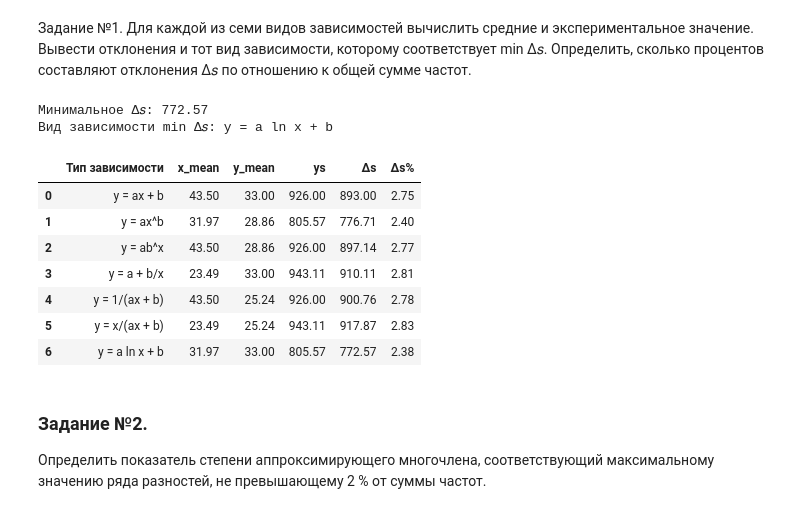
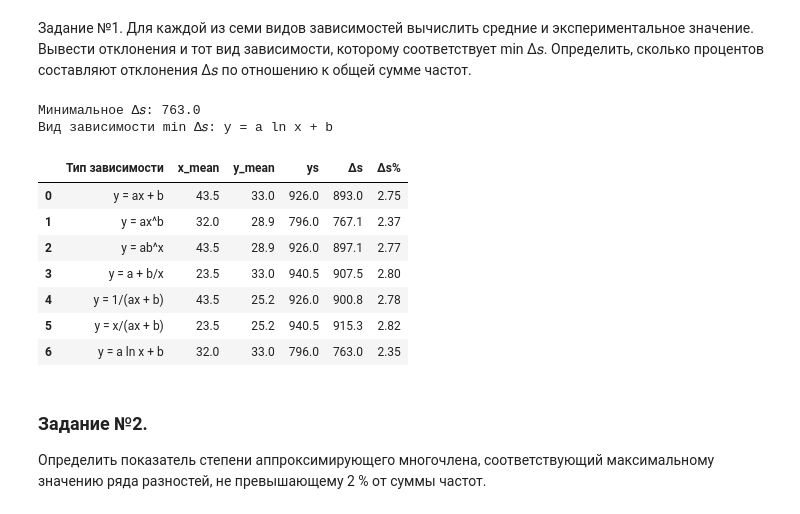
Before and after one commit to Raipus/MSAD, a Jupyter notebook: lab5.ipynb, the cells around one changed output. Drawn from its saved outputs; the diff is of its cells as text; code cells hidden in the pictures.

```diff
--- a/lab5.ipynb
+++ b/lab5.ipynb
@@ -24,11 +24,11 @@ types = ["y = ax + b", "y = ax^b", "y = ab^x", "y = a + b/x", "y = 1/(ax + b)",
 # Считаем X средние
 x_mean = [0] * 7
 a = (x[0] + x[-1]) / 2
-x_mean[0], x_mean[2], x_mean[4] = round(a,2), round(a,2), round(a,2)
+x_mean[0], x_mean[2], x_mean[4] = round(a,1), round(a,1), round(a,1)
 b = (x[0] * x[-1]) ** 0.5
-x_mean[1], x_mean[6] = round(b,2), round(b,2)
+x_mean[1], x_mean[6] = round(b,1), round(b,1)
 c = (2 * x[0] * x[-1])/(x[0] + x[-1])
-x_mean[3], x_mean[5] = round(c,2), round(c,2)
+x_mean[3], x_mean[5] = round(c,1), round(c,1)
 # print(f'X средние: {x_mean}')
 
 # Считаем Y средние
@@ -36,9 +36,9 @@ y_mean = [0] * 7
 a = (y[0] + y[-1]) / 2
 y_mean[0], y_mean[3], y_mean[6] = round(a,2), round(a,2), round(a,2)
 b = (y[0] * y[-1]) ** 0.5
-y_mean[1], y_mean[2] = round(b,2), round(b,2)
+y_mean[1], y_mean[2] = round(b,1), round(b,1)
 c = (2 * y[0] * y[-1])/(y[0] + y[-1])
-y_mean[4], y_mean[5] = round(c,2), round(c,2)
+y_mean[4], y_mean[5] = round(c,1), round(c,1)
 # print(f'Y средние: {y_mean}')
 
 # Находим экспериментальное значение ys
@@ -69,41 +69,41 @@ for i in range(len(y_mean)):
 
 # Считаем процент отношения Δ𝑠 к сумме частот
 sum_y = sum(y)
 delta_s_percent = []
 for i in range(len(delta_s)):
     delta_s_percent.append(round(delta_s[i] / sum_y * 100, 2))
 # print(f'Δ𝑠%: {delta_s_percent}')
 
 # Определяем вид зависимости, которому соответствует min Δ𝑠
 min_delta_s = min(delta_s)
 print(f'Минимальное Δ𝑠: {min_delta_s}')
 dep_num = delta_s.index(min_delta_s)
 print(f'Вид зависимости min Δ𝑠: {types[dep_num]}')
 
 # Вывод
 results = []
 for i in range(len(x_mean)):
     results.append({
         "Тип зависимости": types[i],
         "x_mean": x_mean[i],
         "y_mean": y_mean[i],
         "ys": ys[i],
         "Δs": delta_s[i],
         "Δs%": delta_s_percent[i]
     })
 df = pd.DataFrame(results)
 df
 # %% [output]
-Минимальное Δ𝑠: 772.57
+Минимальное Δ𝑠: 763.0
 Вид зависимости min Δ𝑠: y = a ln x + b
 |  | Тип зависимости | x_mean | y_mean | ys | Δs | Δs% |
-| 0 | y = ax + b | 43.50 | 33.00 | 926.00 | 893.00 | 2.75 |
-| 1 | y = ax^b | 31.97 | 28.86 | 805.57 | 776.71 | 2.40 |
-| 2 | y = ab^x | 43.50 | 28.86 | 926.00 | 897.14 | 2.77 |
-| 3 | y = a + b/x | 23.49 | 33.00 | 943.11 | 910.11 | 2.81 |
-| 4 | y = 1/(ax + b) | 43.50 | 25.24 | 926.00 | 900.76 | 2.78 |
-| 5 | y = x/(ax + b) | 23.49 | 25.24 | 943.11 | 917.87 | 2.83 |
-| 6 | y = a ln x + b | 31.97 | 33.00 | 805.57 | 772.57 | 2.38 |
+| 0 | y = ax + b | 43.5 | 33.0 | 926.0 | 893.0 | 2.75 |
+| 1 | y = ax^b | 32.0 | 28.9 | 796.0 | 767.1 | 2.37 |
+| 2 | y = ab^x | 43.5 | 28.9 | 926.0 | 897.1 | 2.77 |
+| 3 | y = a + b/x | 23.5 | 33.0 | 940.5 | 907.5 | 2.80 |
+| 4 | y = 1/(ax + b) | 43.5 | 25.2 | 926.0 | 900.8 | 2.78 |
+| 5 | y = x/(ax + b) | 23.5 | 25.2 | 940.5 | 915.3 | 2.82 |
+| 6 | y = a ln x + b | 32.0 | 33.0 | 796.0 | 763.0 | 2.35 |
 # %% [markdown]
 ### Задание №2.
 Определить показатель степени аппроксимирующего многочлена,
```
Also changed, not shown: parts of 1 cell of this notebook.
